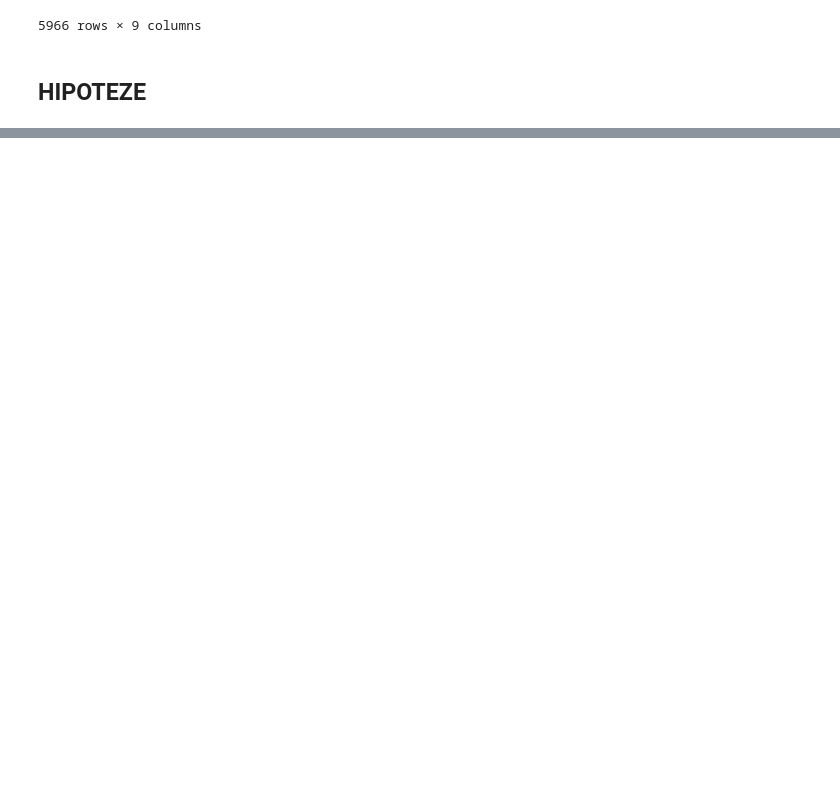
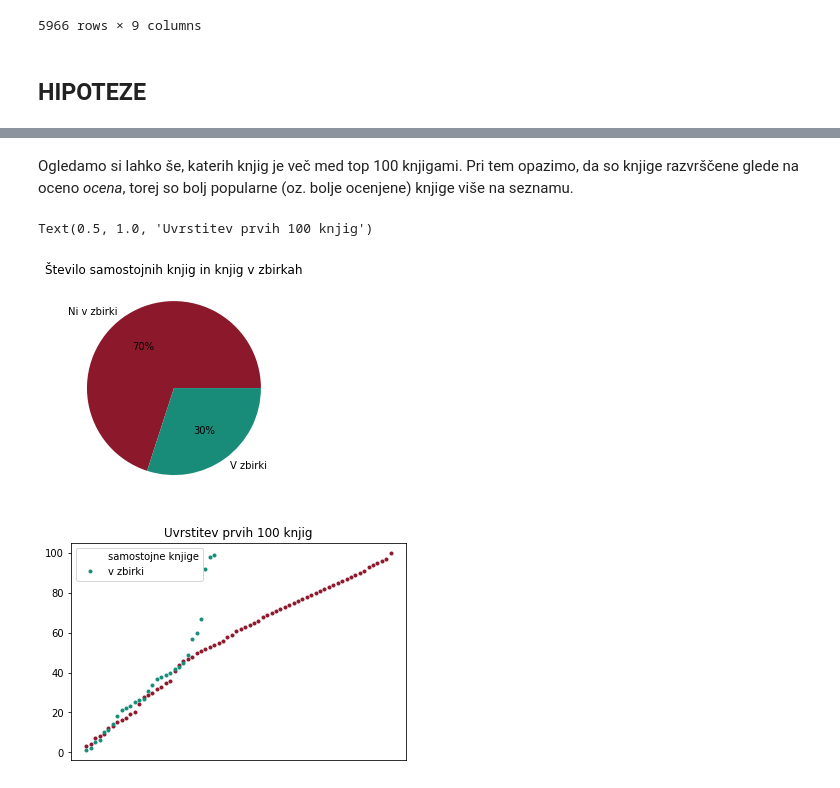
Before and after one commit to Maja-Farazin/Analiza-knjig, a Jupyter notebook: Analiza_knjig.ipynb, the cells around one changed output, grey strips where cells are left out. Saved outputs shown, nothing was run; the diff lists cells and outputs as text; code cells hidden in the pictures; blank space fills up the shorter version.

```diff
--- a/Analiza_knjig.ipynb
+++ b/Analiza_knjig.ipynb
@@ -93,0 +152,22 @@ Pogledati želim, ali so knjige, ki so del neke zbirke bolj popularne od knjig,
+# %% [markdown]
+Ogledamo si lahko še, katerih knjig je več med top 100 knjigami. Pri tem opazimo, da so knjige razvrščene glede na oceno *ocena*, torej so bolj popularne (oz. bolje ocenjene) knjige više na seznamu.
+# %%
+top100_niso = niso_v_zbirki[niso_v_zbirki['uvrstitev'] <= 100]
+top100_so = v_zbirki[v_zbirki['uvrstitev'] <= 100]
+st_top100_niso = top100_niso['naslov'].count()
+st_top100_so = top100_so['naslov'].count()
+
+ax1 = plt.subplot()
+barve = ['#8c182b', '#188c79']
+imena = ['Ni v zbirki', 'V zbirki']
+vrednosti = [top100_niso['naslov'].count(), top100_so['naslov'].count()]
+ax1.pie(vrednosti, labels=imena, autopct='%1.0f%%', colors=barve)
+plt.title('Število samostojnih knjig in knjig v zbirkah')
+
+ax2 = top100_niso.plot(x=1, y='uvrstitev', style='.', label='samostojne knjige', color='#8c182b')
+top100_so.plot(ax=ax2, x=1, y='uvrstitev', style='.', label='v zbirki', color='#188c79').axes.get_xaxis().set_visible(False)
+plt.title('Uvrstitev prvih 100 knjig')
+# %% [output]
+Text(0.5, 1.0, 'Uvrstitev prvih 100 knjig')
+[figure, added]
+[figure, added]
```
Also changed, not shown: parts of 31 cells of this notebook.
